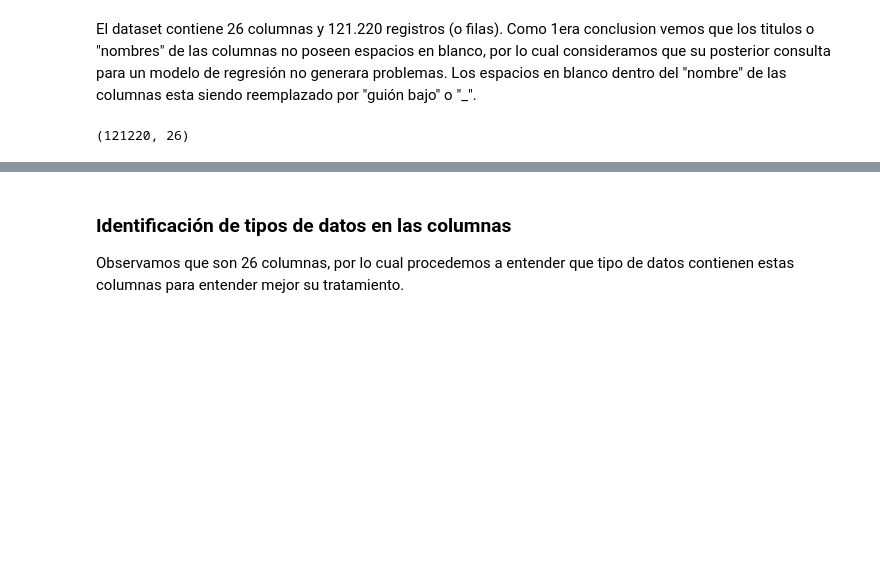
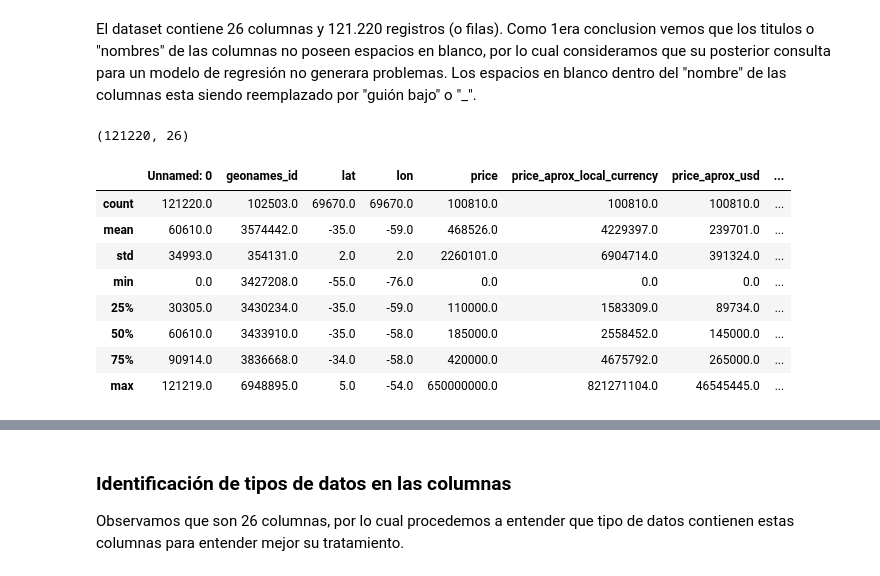
Before and after one commit to fbenitezpiloni/dh_tp_grupo_13, a Jupyter notebook: TP1/TP1_DH.ipynb, the cells around one changed output, grey strips where cells are left out. Drawn from its saved outputs; the diff is of its cells as text; code cells hidden in the pictures; blank space fills up the shorter version.

Commit message:
Agregue un describe en la intro, sobre el df_prop dropee y me quede con la ciudad nueva, esto me permitio hacer group by por ciudad y por provincia para la imputacion de los NaN del precio

```diff
--- a/TP1/TP1_DH.ipynb
+++ b/TP1/TP1_DH.ipynb
@@ -38,3 +38,15 @@ El dataset contiene 26 columnas y 121.220 registros (o filas). Como 1era conclus
 df_prop.shape
 # %% [output]
 (121220, 26)
+# %%
+round(df_prop.describe(),0)
+# %% [output]
+|  | Unnamed: 0 | geonames_id | lat | lon | price | price_aprox_local_currency | price_aprox_usd | ... |
+| count | 121220.0 | 102503.0 | 69670.0 | 69670.0 | 100810.0 | 100810.0 | 100810.0 | ... |
+| mean | 60610.0 | 3574442.0 | -35.0 | -59.0 | 468526.0 | 4229397.0 | 239701.0 | ... |
+| std | 34993.0 | 354131.0 | 2.0 | 2.0 | 2260101.0 | 6904714.0 | 391324.0 | ... |
+| min | 0.0 | 3427208.0 | -55.0 | -76.0 | 0.0 | 0.0 | 0.0 | ... |
+| 25% | 30305.0 | 3430234.0 | -35.0 | -59.0 | 110000.0 | 1583309.0 | 89734.0 | ... |
+| 50% | 60610.0 | 3433910.0 | -35.0 | -58.0 | 185000.0 | 2558452.0 | 145000.0 | ... |
+| 75% | 90914.0 | 3836668.0 | -34.0 | -58.0 | 420000.0 | 4675792.0 | 265000.0 | ... |
+| max | 121219.0 | 6948895.0 | 5.0 | -54.0 | 650000000.0 | 821271104.0 | 46545445.0 | ... |
```
Also changed, not shown: parts of 8 cells of this notebook.
